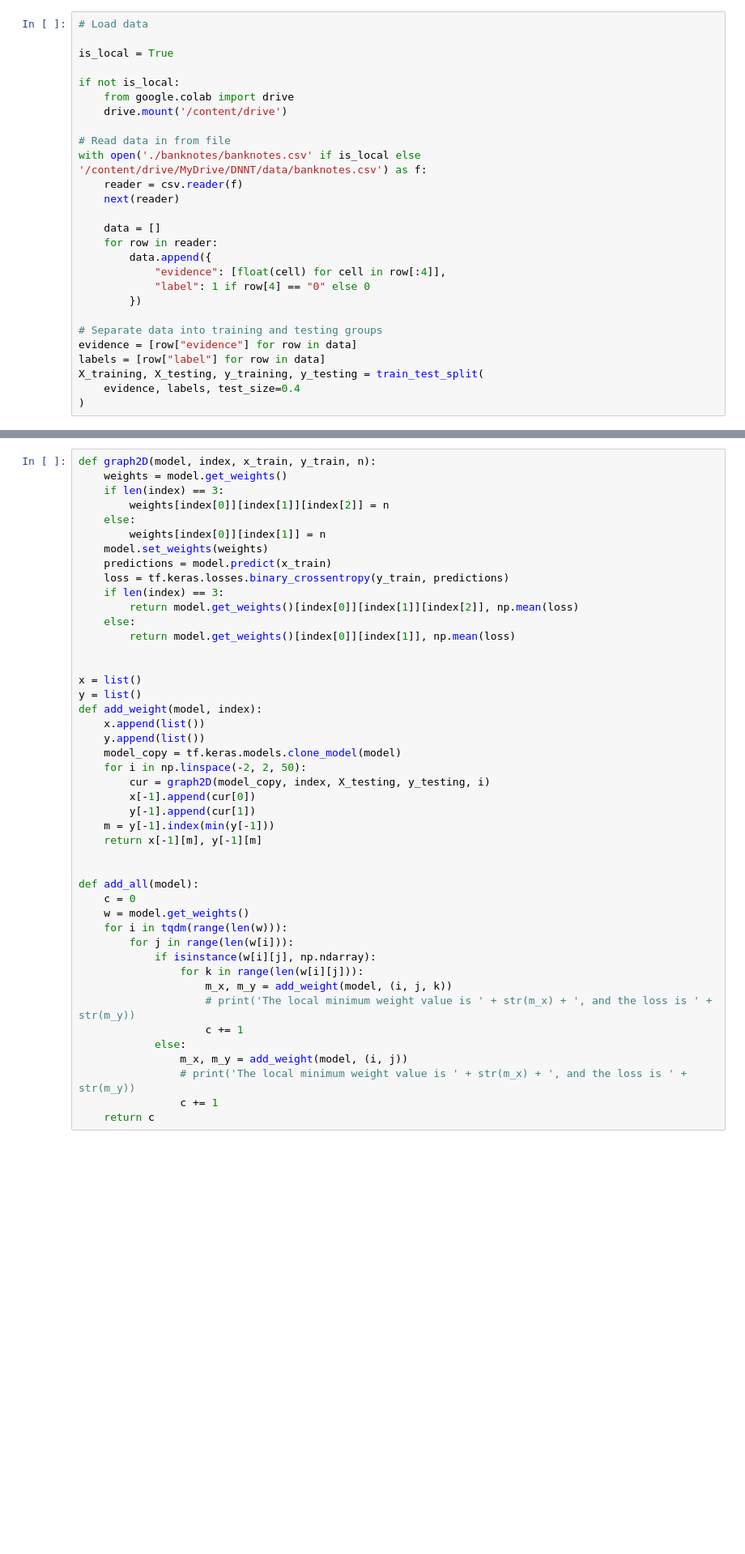
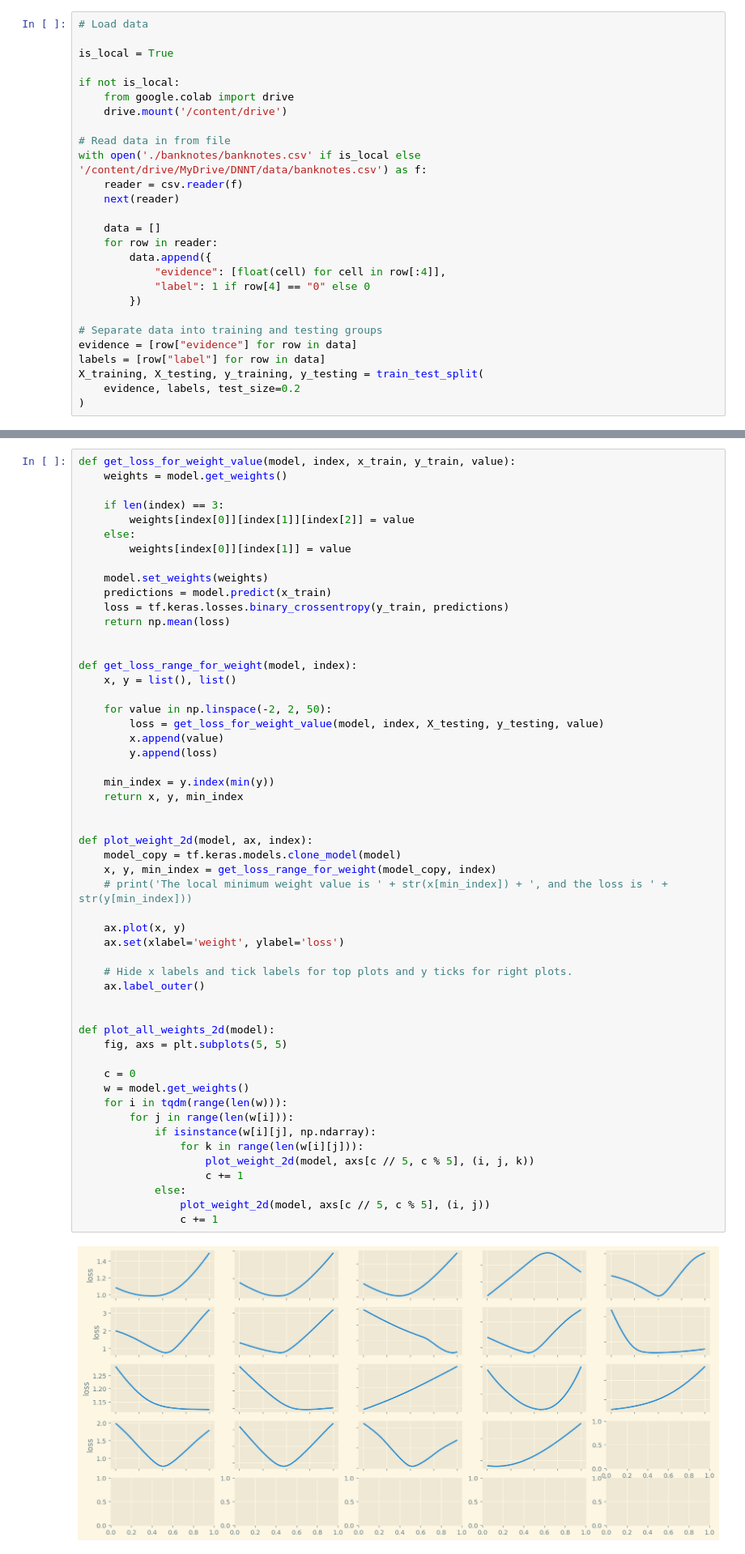
Before and after one commit to hippocampus-team/DNNT-TensorFlow, a Jupyter notebook: DNNT_paper.ipynb, the cells around one changed output, grey strips where cells are left out. Shown at 81% size. Saved outputs shown, nothing was run; the diff lists cells and outputs as text; blank space fills up the shorter version.

```diff
--- a/DNNT_paper.ipynb
+++ b/DNNT_paper.ipynb
@@ -44,5 +44,5 @@ with open('./banknotes/banknotes.csv' if is_local else '/content/drive/MyDrive/D
 evidence = [row["evidence"] for row in data]
 labels = [row["label"] for row in data]
 X_training, X_testing, y_training, y_testing = train_test_split(
-    evidence, labels, test_size=0.4
+    evidence, labels, test_size=0.2
 )
@@ -49,45 +82,55 @@ X_training, X_testing, y_training, y_testing = train_test_split(
 # %%
-def graph2D(model, index, x_train, y_train, n):
+def get_loss_for_weight_value(model, index, x_train, y_train, value):
     weights = model.get_weights()
+
     if len(index) == 3:
-        weights[index[0]][index[1]][index[2]] = n
+        weights[index[0]][index[1]][index[2]] = value
     else:
-        weights[index[0]][index[1]] = n
+        weights[index[0]][index[1]] = value
+
     model.set_weights(weights)
     predictions = model.predict(x_train)
     loss = tf.keras.losses.binary_crossentropy(y_train, predictions)
-    if len(index) == 3:
-        return model.get_weights()[index[0]][index[1]][index[2]], np.mean(loss)
-    else:
-        return model.get_weights()[index[0]][index[1]], np.mean(loss)
+    return np.mean(loss)
 
 
-x = list()
-y = list()
-def add_weight(model, index):
-    x.append(list())
-    y.append(list())
-    model_copy = tf.keras.models.clone_model(model)
-    for i in np.linspace(-2, 2, 50):
-        cur = graph2D(model_copy, index, X_testing, y_testing, i)
-        x[-1].append(cur[0])
-        y[-1].append(cur[1])
-    m = y[-1].index(min(y[-1]))
-    return x[-1][m], y[-1][m]
+def get_loss_range_for_weight(model, index):
+    x, y = list(), list()
+
+    for value in np.linspace(-2, 2, 50):
+        loss = get_loss_for_weight_value(model, index, X_testing, y_testing, value)
+        x.append(value)
+        y.append(loss)
+
+    min_index = y.index(min(y))
+    return x, y, min_index
 
 
-def add_all(model):
+def plot_weight_2d(model, ax, index):
+    model_copy = tf.keras.models.clone_model(model)
+    x, y, min_index = get_loss_range_for_weight(model_copy, index)
+    # print('The local minimum weight value is ' + str(x[min_index]) + ', and the loss is ' + str(y[min_index]))
+
+    ax.plot(x, y)
+    ax.set(xlabel='weight', ylabel='loss')
+
+    # Hide x labels and tick labels for top plots and y ticks for right plots.
+    ax.label_outer()
+
+
+def plot_all_weights_2d(model):
+    fig, axs = plt.subplots(5, 5)
+
     c = 0
     w = model.get_weights()
     for i in tqdm(range(len(w))):
         for j in range(len(w[i])):
             if isinstance(w[i][j], np.ndarray):
                 for k in range(len(w[i][j])):
-                    m_x, m_y = add_weight(model, (i, j, k))
-                    # print('The local minimum weight value is ' + str(m_x) + ', and the loss is ' + str(m_y))
+                    plot_weight_2d(model, axs[c // 5, c % 5], (i, j, k))
                     c += 1
             else:
-                m_x, m_y = add_weight(model, (i, j))
-                # print('The local minimum weight value is ' + str(m_x) + ', and the loss is ' + str(m_y))
+                plot_weight_2d(model, axs[c // 5, c % 5], (i, j))
                 c += 1
-    return c
+# %% [output]
+[figure, added]
```
Also changed, not shown: parts of 7 cells of this notebook.
